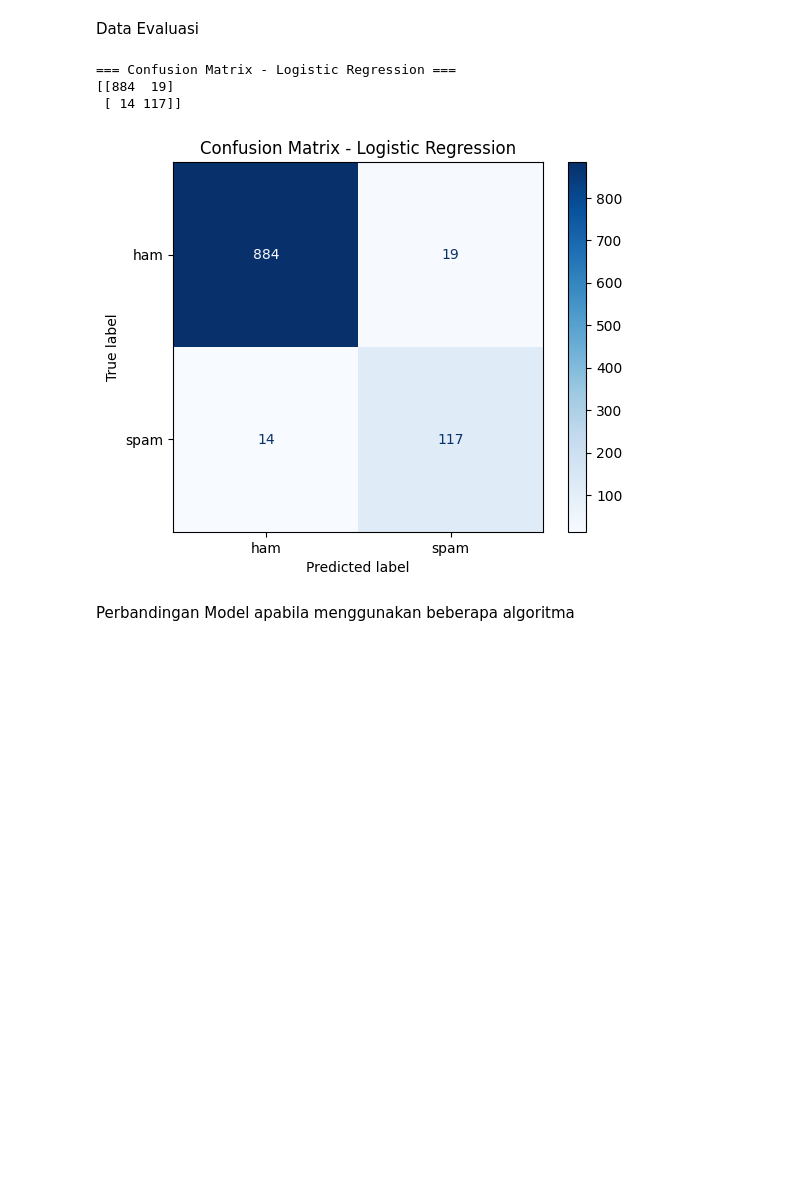
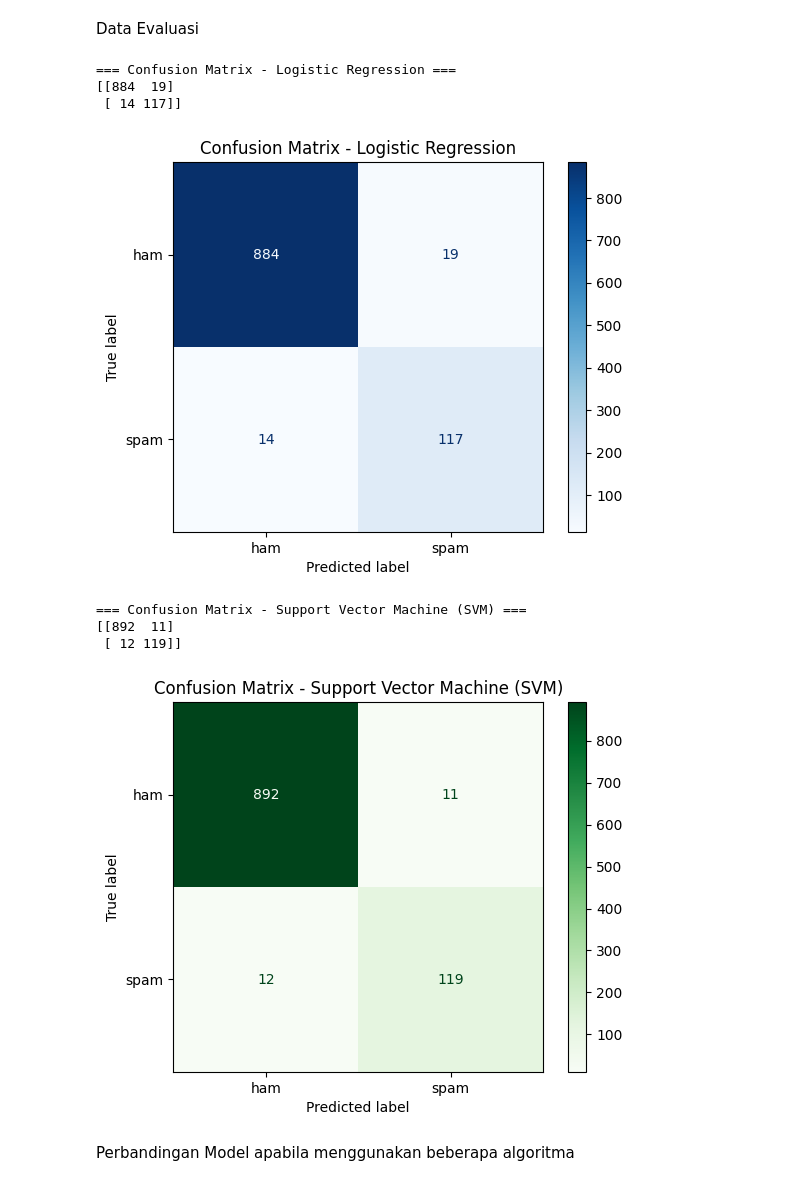
Before and after one commit to azamjibrann/Pemrosesan-Teks, a Jupyter notebook: 10222072_azamjibran.ipynb, the cells around one changed output. Saved outputs shown, nothing was run; the diff lists cells and outputs as text; code cells hidden in the pictures; blank space fills up the shorter version.

```diff
--- a/10222072_azamjibran.ipynb
+++ b/10222072_azamjibran.ipynb
@@ -513,23 +533,36 @@ Data Evaluasi
 # %%
 # === CONFUSION MATRIX - LOGISTIC REGRESSION ===
 from sklearn.metrics import confusion_matrix, ConfusionMatrixDisplay
 import matplotlib.pyplot as plt
 
-# Hitung confusion matrix
+# Confusion Matrix Logistic Regression
 cm_lr = confusion_matrix(y_test, y_pred_lr)
 print("=== Confusion Matrix - Logistic Regression ===")
 print(cm_lr)
 
-# Visualisasi confusion matrix
 disp_lr = ConfusionMatrixDisplay(confusion_matrix=cm_lr, display_labels=model_lr.classes_)
 disp_lr.plot(cmap='Blues')
 plt.title('Confusion Matrix - Logistic Regression')
 plt.show()
+
+# === CONFUSION MATRIX - SUPPORT VECTOR MACHINE (SVM) ===
+cm_svm = confusion_matrix(y_test, y_pred_svm)
+print("\n=== Confusion Matrix - Support Vector Machine (SVM) ===")
+print(cm_svm)
+
+disp_svm = ConfusionMatrixDisplay(confusion_matrix=cm_svm, display_labels=model_svm.classes_)
+disp_svm.plot(cmap='Greens')
+plt.title('Confusion Matrix - Support Vector Machine (SVM)')
+plt.show()
 # %% [output]
 === Confusion Matrix - Logistic Regression ===
 [[884  19]
  [ 14 117]]
 [figure]
+=== Confusion Matrix - Support Vector Machine (SVM) ===
+[[892  11]
+ [ 12 119]]
+[figure, added]
 # %% [markdown]
 Perbandingan Model apabila menggunakan beberapa algoritma
 # %%
```
Also changed, not shown: parts of 2 cells of this notebook.
